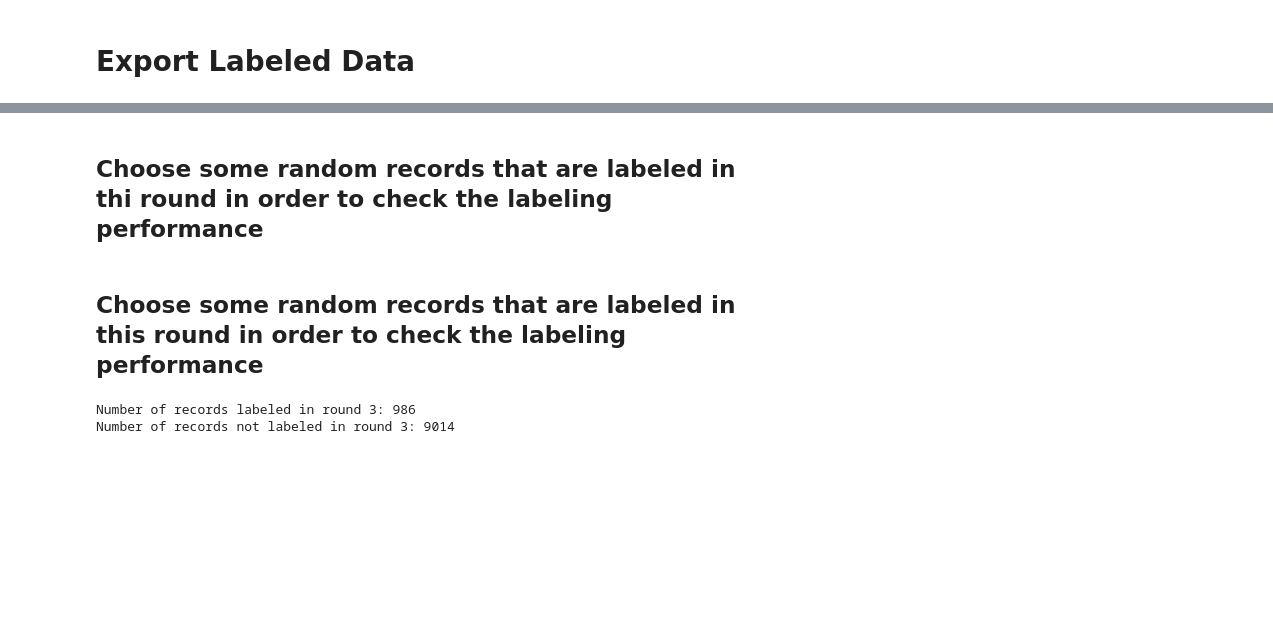
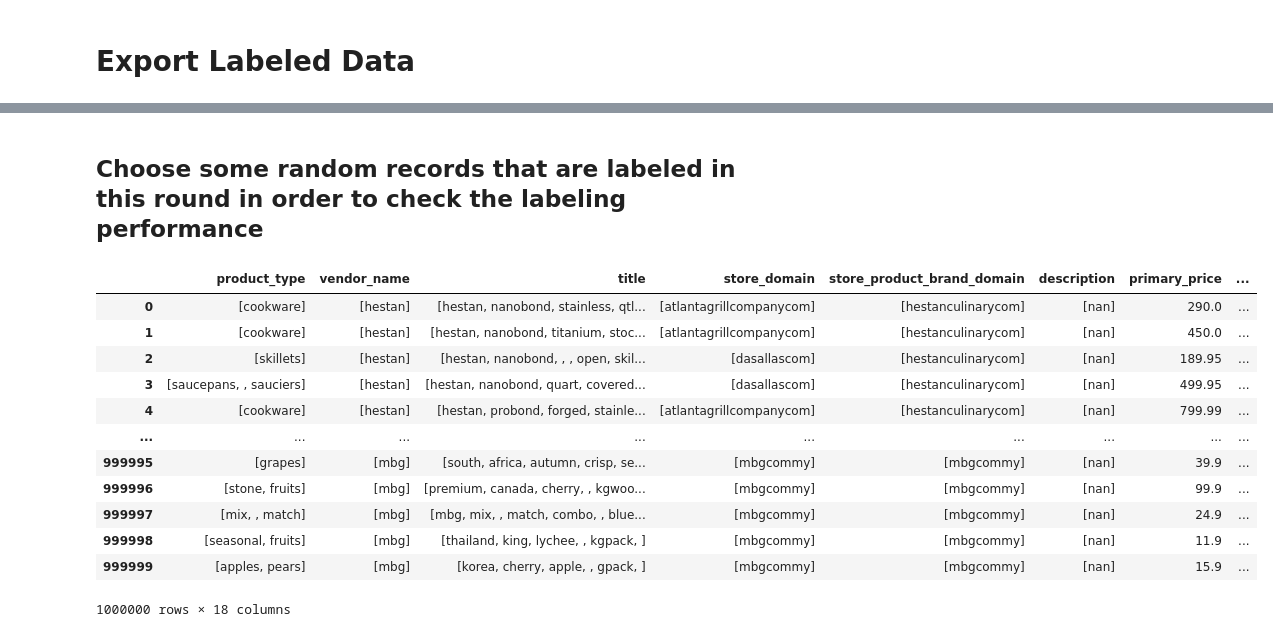
Before and after one commit to jahedpari/Product-Master, a Jupyter notebook: notebooks/Label_Data.ipynb, the cells around one changed output, grey strips where cells are left out. Drawn from its saved outputs; the diff is of its cells as text; code cells hidden in the pictures; blank space fills up the shorter version.

```diff
--- a/notebooks/Label_Data.ipynb
+++ b/notebooks/Label_Data.ipynb
@@ -496,2 +387,0 @@ display(labeled_data.head())
-# %% [markdown]
-##  Choose some random records that are labeled in thi round in order to check the labeling performance
@@ -510,8 +393,0 @@ test.to_csv("../data/validate/test_random_labeled_data_Round3.csv", index=True)
-# %%
-
-
-print("Number of records labeled in round 3:", len(labeled_data_index_r3))
-print("Number of records not labeled in round 3:",df.shape[0]-len(labeled_data_index_r3))
-# %% [output]
-Number of records labeled in round 3: 986
-Number of records not labeled in round 3: 9014
@@ -521,0 +394,16 @@ Number of records not labeled in round 3: 9014
+# %%
+df
+# %% [output]
+|  | product_type | vendor_name | title | store_domain | store_product_brand_domain | description | primary_price | ... |
+| 0 | [cookware] | [hestan] | [hestan, nanobond, stainless, qtl... | [atlantagrillcompanycom] | [hestanculinarycom] | [nan] | 290.0 | ... |
+| 1 | [cookware] | [hestan] | [hestan, nanobond, titanium, stoc... | [atlantagrillcompanycom] | [hestanculinarycom] | [nan] | 450.0 | ... |
+| 2 | [skillets] | [hestan] | [hestan, nanobond, , , open, skil... | [dasallascom] | [hestanculinarycom] | [nan] | 189.95 | ... |
+| 3 | [saucepans, , sauciers] | [hestan] | [hestan, nanobond, quart, covered... | [dasallascom] | [hestanculinarycom] | [nan] | 499.95 | ... |
+| 4 | [cookware] | [hestan] | [hestan, probond, forged, stainle... | [atlantagrillcompanycom] | [hestanculinarycom] | [nan] | 799.99 | ... |
+| ... | ... | ... | ... | ... | ... | ... | ... | ... |
+| 999995 | [grapes] | [mbg] | [south, africa, autumn, crisp, se... | [mbgcommy] | [mbgcommy] | [nan] | 39.9 | ... |
+| 999996 | [stone, fruits] | [mbg] | [premium, canada, cherry, , kgwoo... | [mbgcommy] | [mbgcommy] | [nan] | 99.9 | ... |
+| 999997 | [mix, , match] | [mbg] | [mbg, mix, , match, combo, , blue... | [mbgcommy] | [mbgcommy] | [nan] | 24.9 | ... |
+| 999998 | [seasonal, fruits] | [mbg] | [thailand, king, lychee, , kgpack, ] | [mbgcommy] | [mbgcommy] | [nan] | 11.9 | ... |
+| 999999 | [apples, pears] | [mbg] | [korea, cherry, apple, , gpack, ] | [mbgcommy] | [mbgcommy] | [nan] | 15.9 | ... |
+1000000 rows × 18 columns
```
Also changed, not shown: parts of 49 cells of this notebook, 7 other files.
